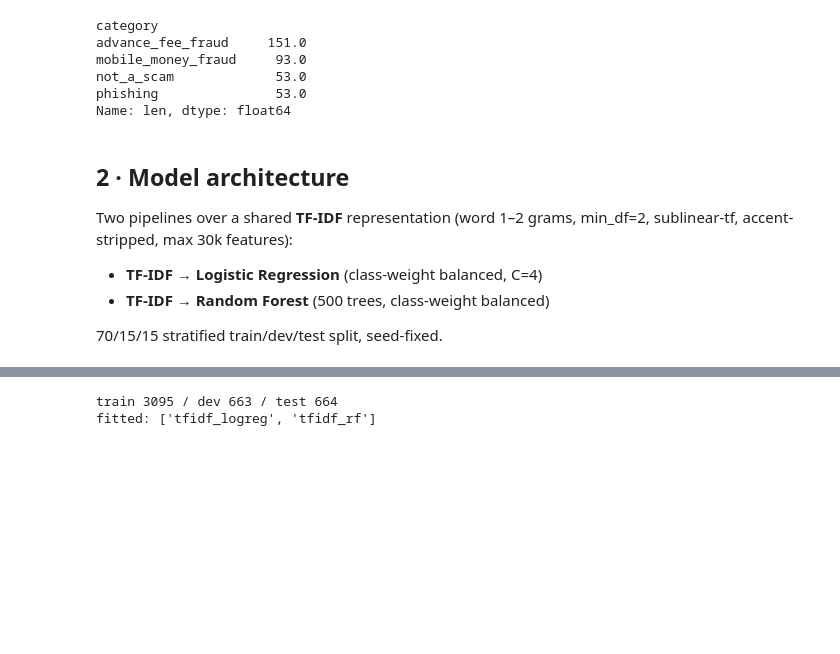
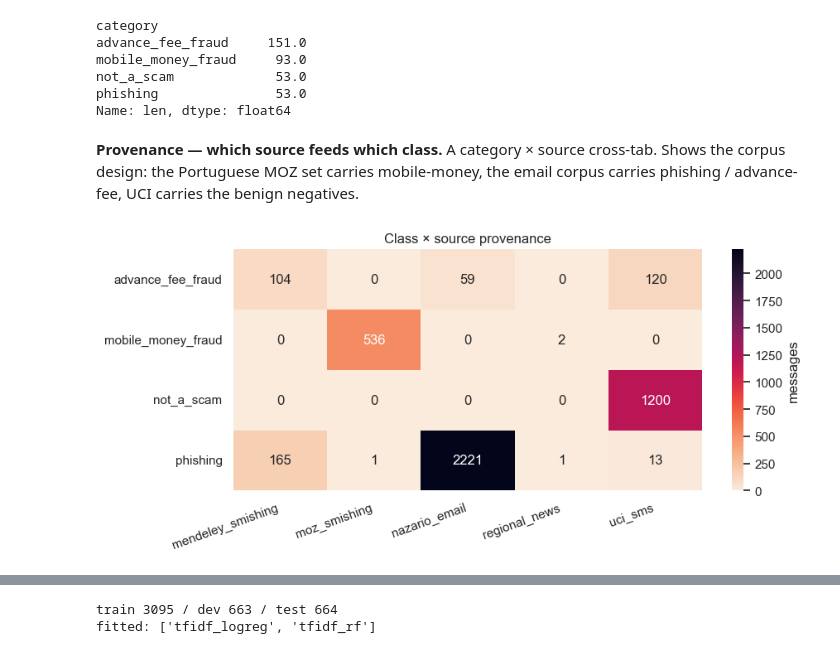
Before and after one commit to Wilsons-Navid/report-Demo, a Jupyter notebook: ml/notebooks/model_demo.ipynb, the cells around one changed output, grey strips where cells are left out. Cells and saved outputs as stored; diff of their text form; code cells hidden in the pictures; blank space fills up the shorter version.

Commit message:
Enrich notebook viz + model-architecture section; add live URLs and interface screenshots

```diff
--- a/ml/notebooks/model_demo.ipynb
+++ b/ml/notebooks/model_demo.ipynb
@@ -51,10 +51,13 @@ mobile_money_fraud     93.0
 not_a_scam             53.0
 phishing               53.0
 Name: len, dtype: float64
-# %% [markdown]
-## 2 · Model architecture
-Two pipelines over a shared **TF-IDF** representation (word 1–2 grams, min_df=2, sublinear-tf, accent-stripped, max 30k features):
-- **TF-IDF → Logistic Regression** (class-weight balanced, C=4)
-- **TF-IDF → Random Forest** (500 trees, class-weight balanced)
-
-70/15/15 stratified train/dev/test split, seed-fixed.
+# %% [markdown]
+**Provenance — which source feeds which class.** A category × source cross-tab. Shows the corpus design: the Portuguese MOZ set carries mobile-money, the email corpus carries phishing / advance-fee, UCI carries the benign negatives.
+# %%
+ct = pd.crosstab(df['category'], df['source'])
+plt.figure(figsize=(9,4.2))
+sns.heatmap(ct, annot=True, fmt='d', cmap='rocket_r', cbar_kws={'label':'messages'})
+plt.title('Class × source provenance'); plt.ylabel(''); plt.xlabel('')
+plt.xticks(rotation=20, ha='right'); plt.tight_layout(); plt.show()
+# %% [output]
+[figure, added]
```
Also changed, not shown: parts of 8 cells of this notebook, 5 other files.
